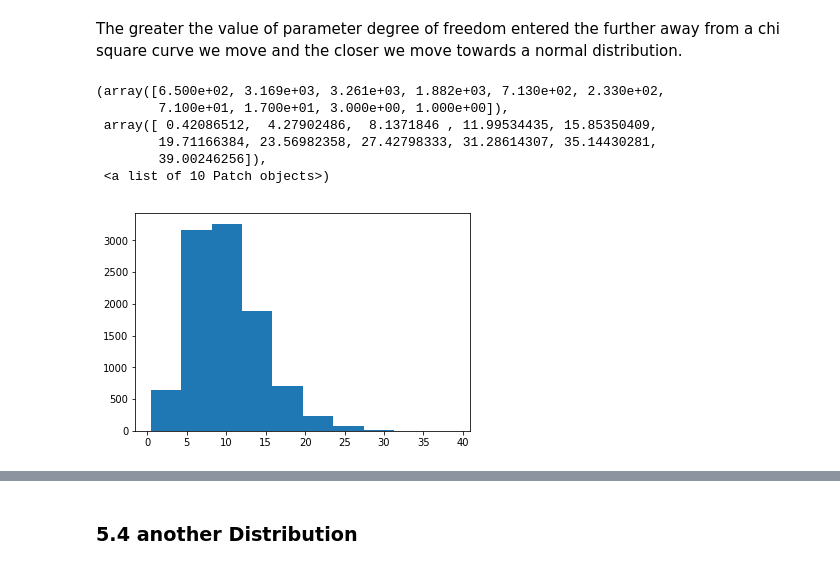
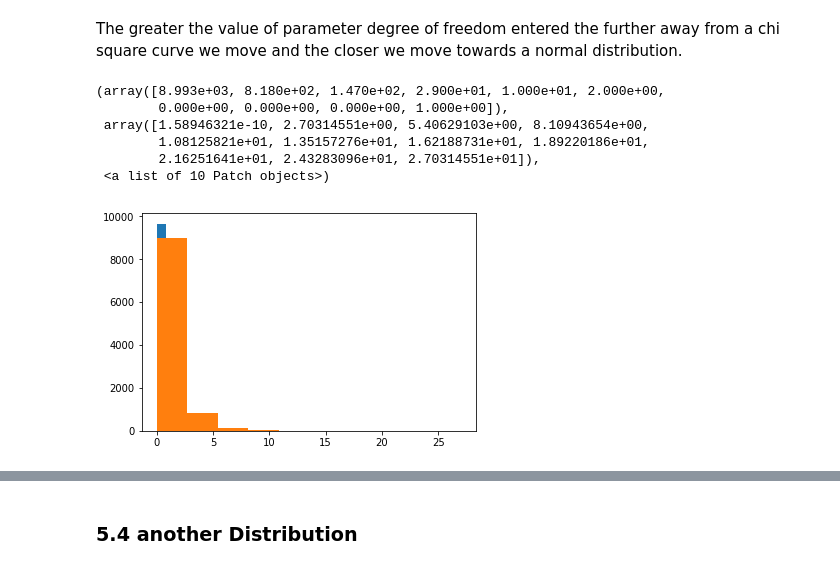
Before and after one commit to fionaoriordan/52465_19_np, a Jupyter notebook: numpy_random.ipynb, the cells around one changed output, grey strips where cells are left out. Cells and saved outputs as stored; diff of their text form; code cells hidden in the pictures.

Commit message:
"Updated chisquare function" /bin/bash: q: command not found

```diff
--- a/numpy_random.ipynb
+++ b/numpy_random.ipynb
@@ -435,14 +435,15 @@ plt.hist(x)
 # %% [markdown]
 The greater the value of parameter degree of freedom entered the further away from a chi square curve we move and the closer we move towards a normal distribution.
-# %%
-x = np.random.chisquare(10,10000)
-x
-plt.hist(x)
-# %% [output]
-(array([6.500e+02, 3.169e+03, 3.261e+03, 1.882e+03, 7.130e+02, 2.330e+02,
-        7.100e+01, 1.700e+01, 3.000e+00, 1.000e+00]),
- array([ 0.42086512,  4.27902486,  8.1371846 , 11.99534435, 15.85350409,
-        19.71166384, 23.56982358, 27.42798333, 31.28614307, 35.14430281,
-        39.00246256]),
- <a list of 10 Patch objects>)
-[figure, removed]
+# %%
+a = np.random.chisquare(0.1,10000)
+plt.hist(a)
+b = np.random.chisquare(1,10000)
+plt.hist(b)
+# %% [output]
+(array([8.993e+03, 8.180e+02, 1.470e+02, 2.900e+01, 1.000e+01, 2.000e+00,
+        0.000e+00, 0.000e+00, 0.000e+00, 1.000e+00]),
+ array([1.58946321e-10, 2.70314551e+00, 5.40629103e+00, 8.10943654e+00,
+        1.08125821e+01, 1.35157276e+01, 1.62188731e+01, 1.89220186e+01,
+        2.16251641e+01, 2.43283096e+01, 2.70314551e+01]),
+ <a list of 10 Patch objects>)
+[figure, added]
```
Also changed, not shown: parts of 29 cells of this notebook.
